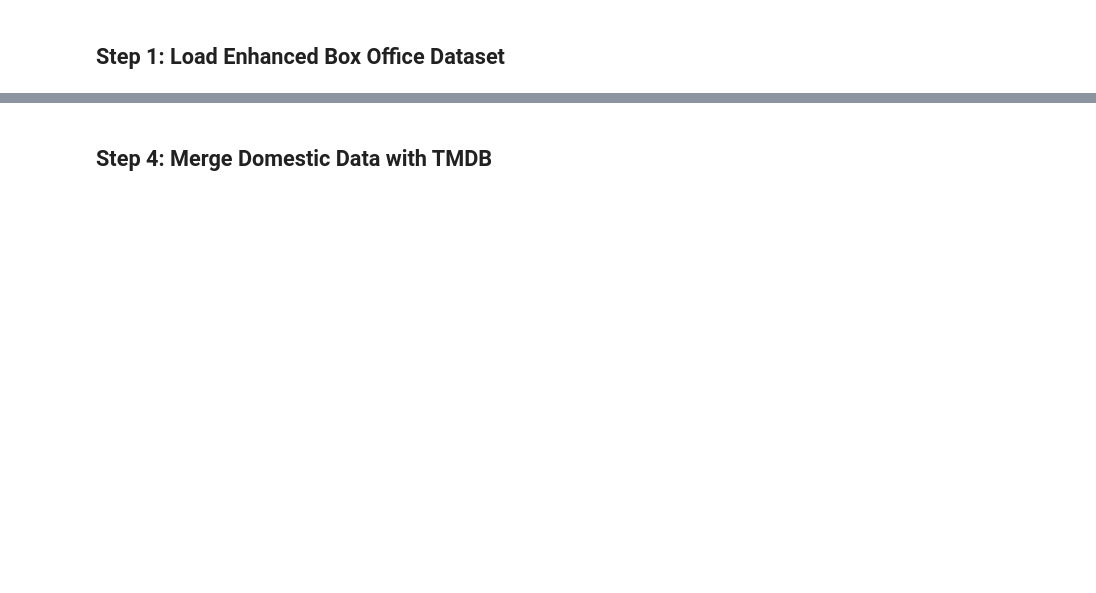
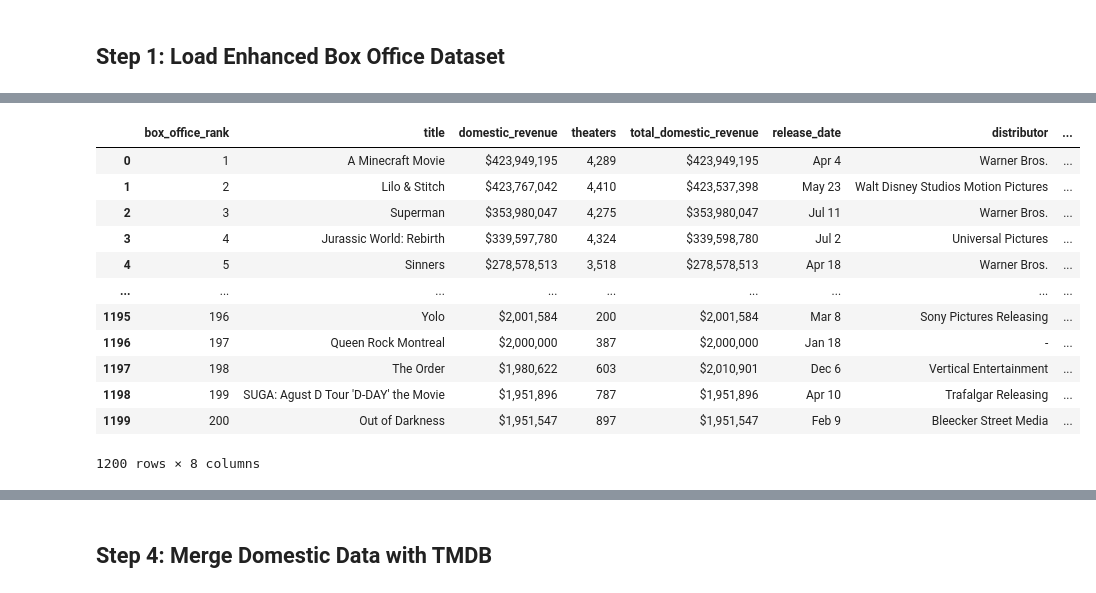
Before and after one commit to jasmineplows/box_office, a Jupyter notebook: code/domestic-data-integration.ipynb, the cells around one changed output, grey strips where cells are left out. Drawn from its saved outputs; the diff is of its cells as text; code cells hidden in the pictures; blank space fills up the shorter version.

Commit message:
Domestic Only

```diff
--- a/code/domestic-data-integration.ipynb
+++ b/code/domestic-data-integration.ipynb
@@ -9,4 +102,9 @@ This notebook processes the downloaded domestic box office datasets and integrat
 # %%
-import pandas as pd\nimport numpy as np\nimport warnings\nwarnings.filterwarnings('ignore')\n\npd.set_option('display.max_columns', None)"
+import pandas as pd
+import numpy as np
+import warnings
+warnings.filterwarnings('ignore')
+
+pd.set_option('display.max_columns', None)
 # %% [markdown]
 ## Step 1: Load Enhanced Box Office Dataset
@@ -19 +512,32 @@ import pandas as pd\nimport numpy as np\nimport warnings\nwarnings.filterwarning
+# %%
+# Clean and standardize the domestic dataset
+df_clean = domestic_df.copy()
+
+# Rename columns for consistency
+df_clean = df_clean.rename(columns={
+    'Rank': 'box_office_rank',
+    'Release': 'title',
+    'Gross': 'domestic_revenue',
+    'Theaters': 'theaters',
+    'Total Gross': 'total_domestic_revenue',
+    'Release Date': 'release_date',
+    'Year': 'release_year',
+    'Distributor': 'distributor',
+})
+
+df_clean
+# %% [output]
+|  | box_office_rank | title | domestic_revenue | theaters | total_domestic_revenue | release_date | distributor | ... |
+| 0 | 1 | A Minecraft Movie | $423,949,195 | 4,289 | $423,949,195 | Apr 4 | Warner Bros. | ... |
+| 1 | 2 | Lilo & Stitch | $423,767,042 | 4,410 | $423,537,398 | May 23 | Walt Disney Studios Motion Pictures | ... |
+| 2 | 3 | Superman | $353,980,047 | 4,275 | $353,980,047 | Jul 11 | Warner Bros. | ... |
+| 3 | 4 | Jurassic World: Rebirth | $339,597,780 | 4,324 | $339,598,780 | Jul 2 | Universal Pictures | ... |
+| 4 | 5 | Sinners | $278,578,513 | 3,518 | $278,578,513 | Apr 18 | Warner Bros. | ... |
+| ... | ... | ... | ... | ... | ... | ... | ... | ... |
+| 1195 | 196 | Yolo | $2,001,584 | 200 | $2,001,584 | Mar 8 | Sony Pictures Releasing | ... |
+| 1196 | 197 | Queen Rock Montreal | $2,000,000 | 387 | $2,000,000 | Jan 18 | - | ... |
+| 1197 | 198 | The Order | $1,980,622 | 603 | $2,010,901 | Dec 6 | Vertical Entertainment | ... |
+| 1198 | 199 | SUGA: Agust D Tour 'D-DAY' the Movie | $1,951,896 | 787 | $1,951,896 | Apr 10 | Trafalgar Releasing | ... |
+| 1199 | 200 | Out of Darkness | $1,951,547 | 897 | $1,951,547 | Feb 9 | Bleecker Street Media | ... |
+1200 rows × 8 columns
 # %%
```
Also changed, not shown: parts of 23 cells of this notebook, 1 other file.
